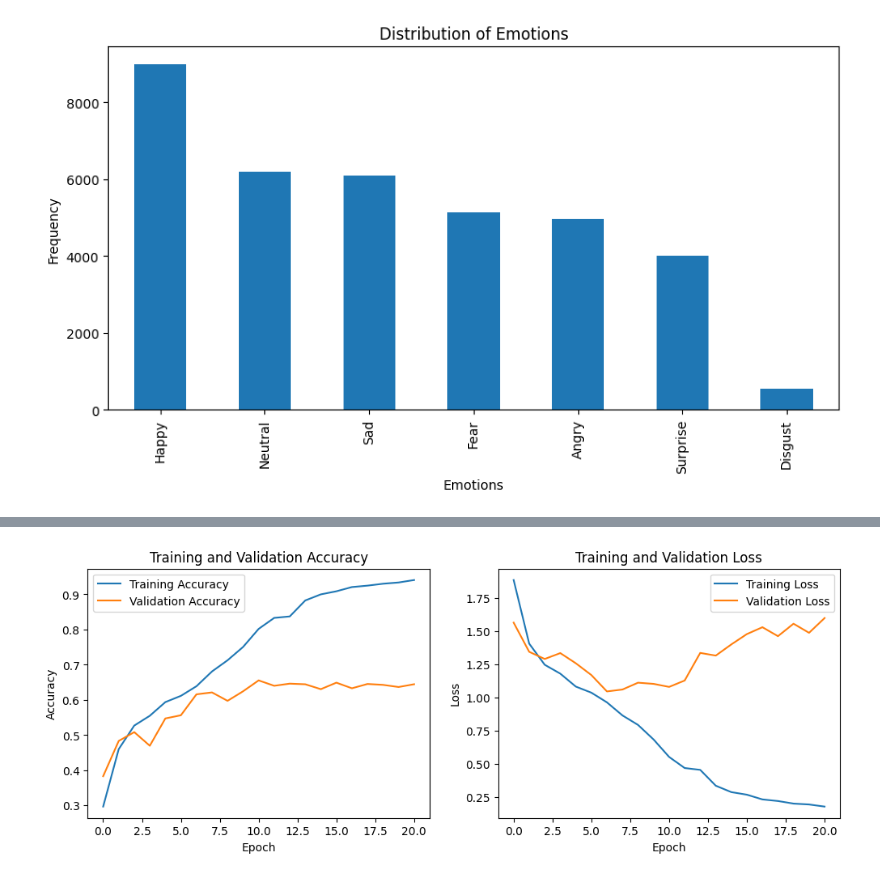
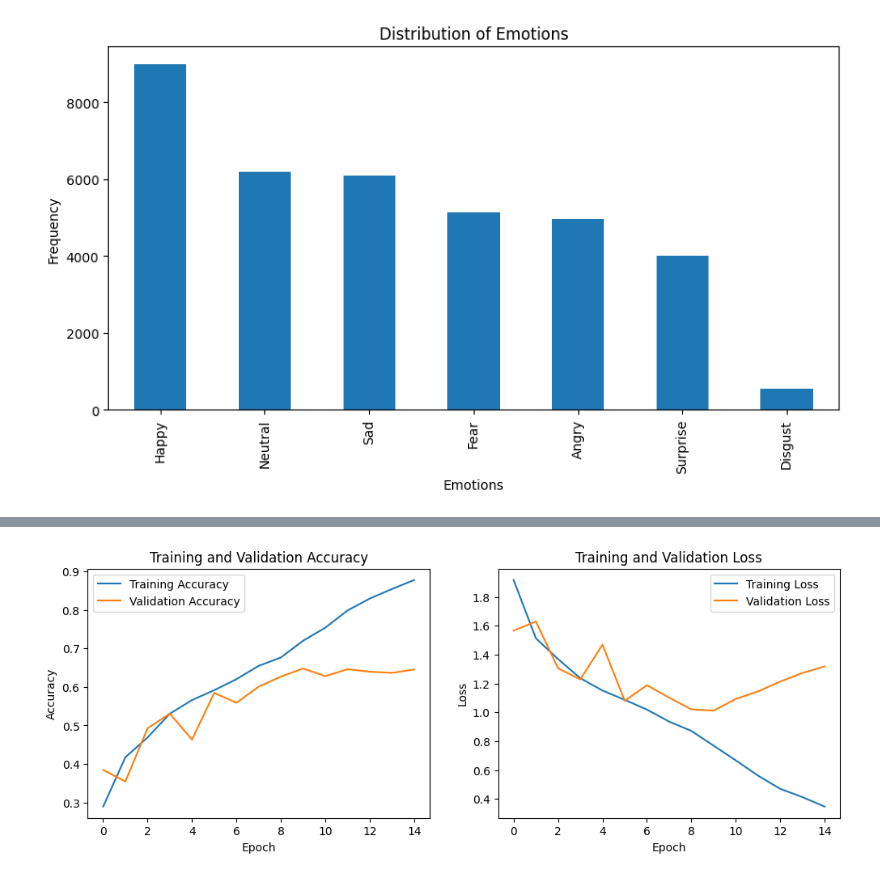
Before and after one commit to SpaceMonkey0453/Capstone-Project, a Jupyter notebook: Notebook.ipynb, the cells around one changed output, grey strips where cells are left out. Drawn from its saved outputs; the diff is of its cells as text; code cells hidden in the pictures.

```diff
--- a/Notebook.ipynb
+++ b/Notebook.ipynb
@@ -352,6 +334,6 @@ Best parameters:
 # %%
 from tensorflow.keras.callbacks import EarlyStopping
-early_stop = EarlyStopping(monitor='val_accuracy', patience=10, restore_best_weights=True)
+early_stop = EarlyStopping(monitor='val_accuracy', patience=5, restore_best_weights=True)
 
 # Hardcoded best parameters after running the grid search
 best_params_v2 = {
@@ -404,28 +386,30 @@ Test accuracy (v2): 0.6554750800132751
 # %%
 import matplotlib.pyplot as plt
+
+best_model_v2.save("Emotions.h5")
 
 # Plot the training and validation accuracy
 plt.figure(figsize=(12, 4))
 plt.subplot(1, 2, 1)
 plt.plot(history_v2.history['accuracy'], label='Training Accuracy')
 plt.plot(history_v2.history['val_accuracy'], label='Validation Accuracy')
 plt.xlabel('Epoch')
 plt.ylabel('Accuracy')
 plt.legend()
 plt.title('Training and Validation Accuracy')
 
 # Plot the training and validation loss
 plt.subplot(1, 2, 2)
 plt.plot(history_v2.history['loss'], label='Training Loss')
 plt.plot(history_v2.history['val_loss'], label='Validation Loss')
 plt.xlabel('Epoch')
 plt.ylabel('Loss')
 plt.legend()
 plt.title('Training and Validation Loss')
 
 plt.show()
 # %% [output]
-[figure, old version]
+[figure, new version]
 # %%
 y_pred_v2 = best_model_v2.predict(X_test)
 y_pred_classes_v2 = np.argmax(y_pred_v2, axis=1)
```
Also changed, not shown: parts of 14 cells of this notebook, 1 other file.
